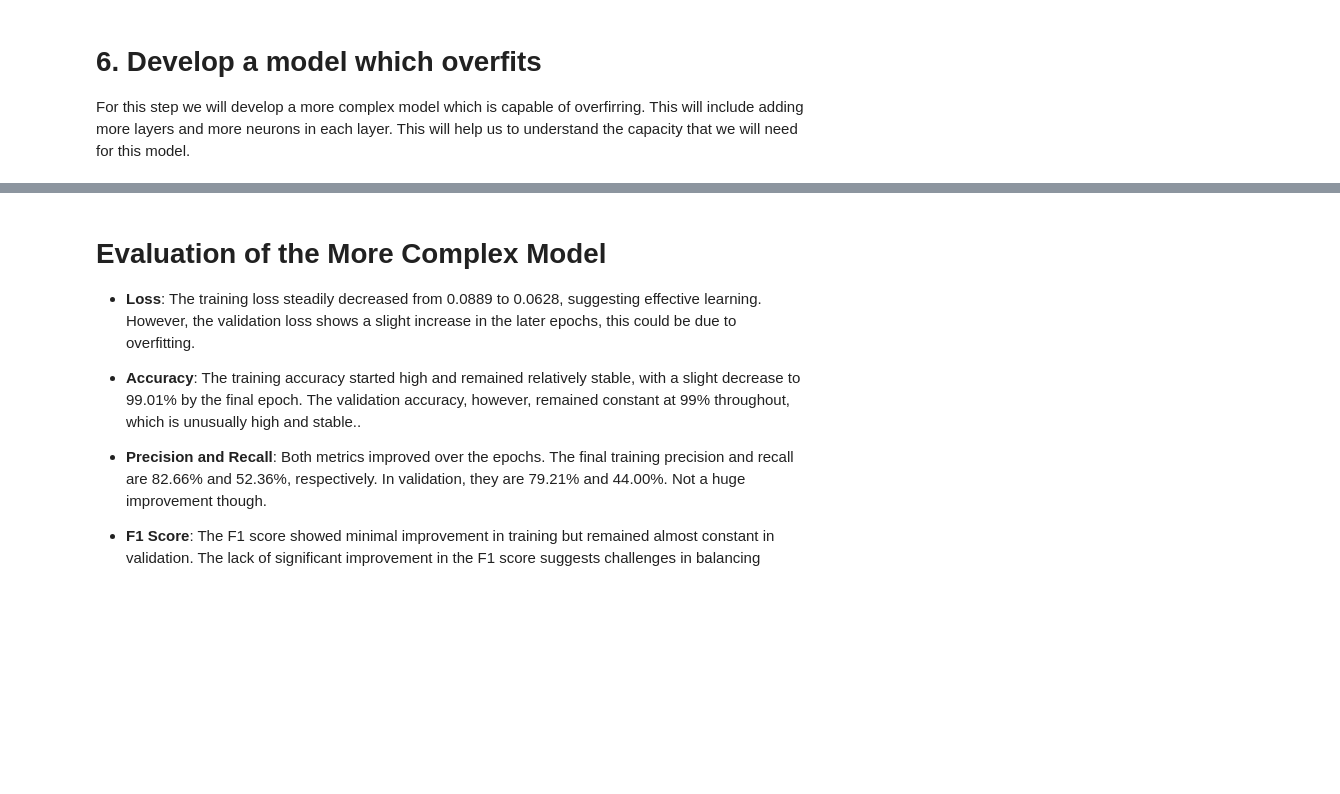
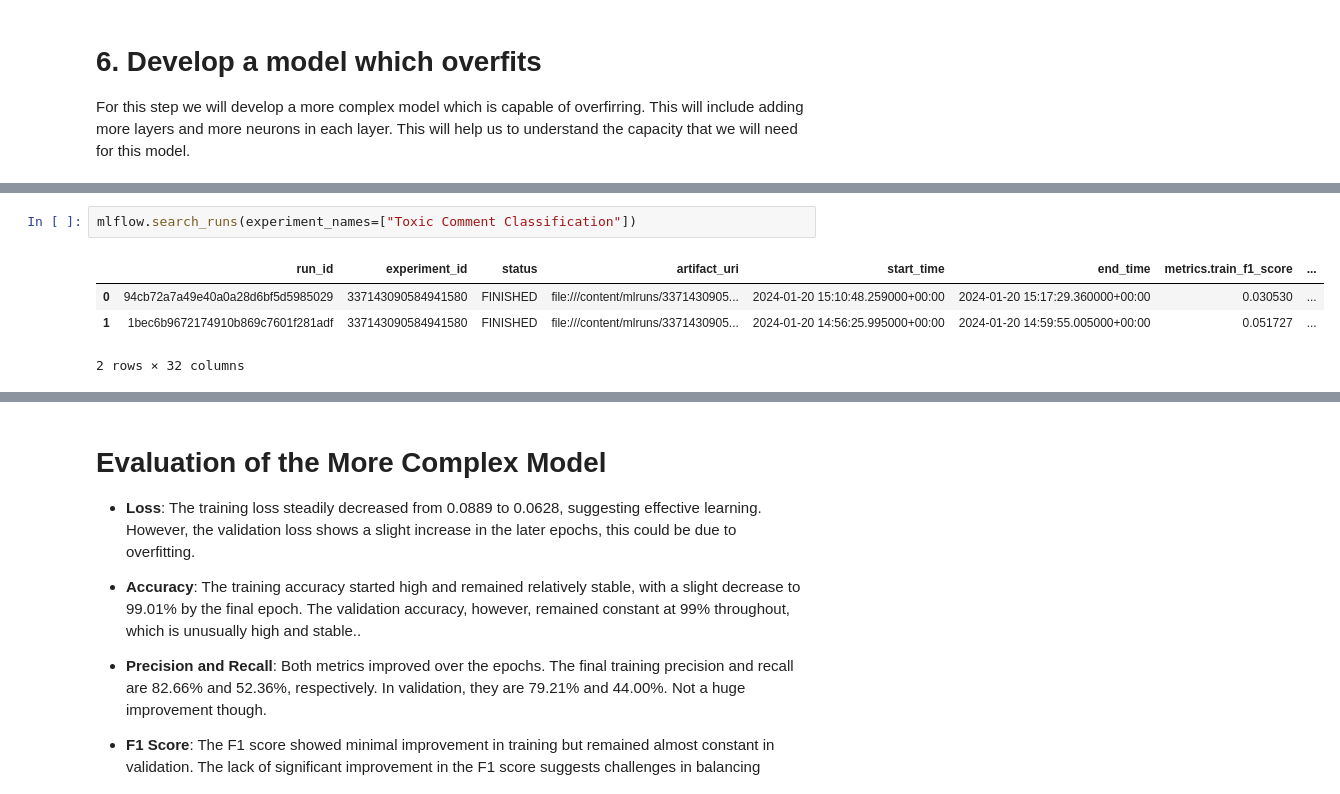
Before and after one commit to philliewright/Neural_Nets_CW1, a Jupyter notebook: Final_NN_CW1.ipynb, the cells around one changed output, grey strips where cells are left out. Cells and saved outputs as stored; diff of their text form; blank space fills up the shorter version.

```diff
--- a/Final_NN_CW1.ipynb
+++ b/Final_NN_CW1.ipynb
@@ -517,3 +662,10 @@ finally:
+# %%
+mlflow.search_runs(experiment_names=["Toxic Comment Classification"])
+# %% [output]
+|  | run_id | experiment_id | status | artifact_uri | start_time | end_time | metrics.train_f1_score | ... |
+| 0 | 94cb72a7a49e40a0a28d6bf5d5985029 | 337143090584941580 | FINISHED | file:///content/mlruns/3371430905... | 2024-01-20 15:10:48.259000+00:00 | 2024-01-20 15:17:29.360000+00:00 | 0.030530 | ... |
+| 1 | 1bec6b9672174910b869c7601f281adf | 337143090584941580 | FINISHED | file:///content/mlruns/3371430905... | 2024-01-20 14:56:25.995000+00:00 | 2024-01-20 14:59:55.005000+00:00 | 0.051727 | ... |
+2 rows × 32 columns
 # %%
 # Plot of training and Validation Accuracy
 plt.plot(history.history['accuracy'])
```
Also changed, not shown: parts of 45 cells of this notebook.
